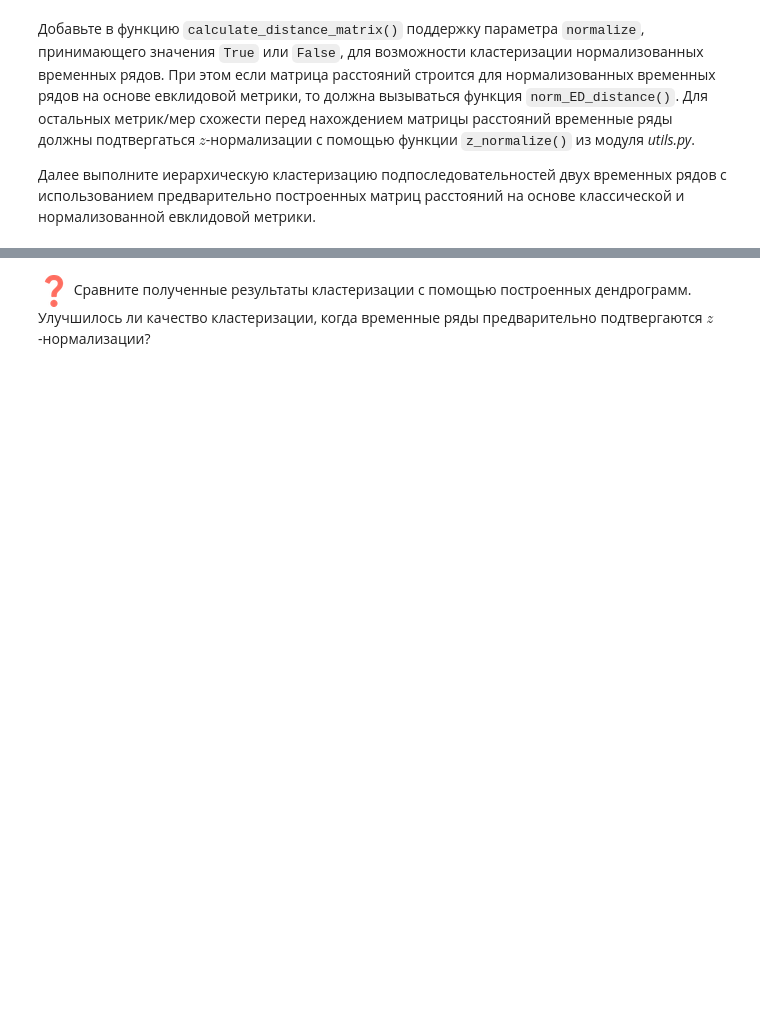
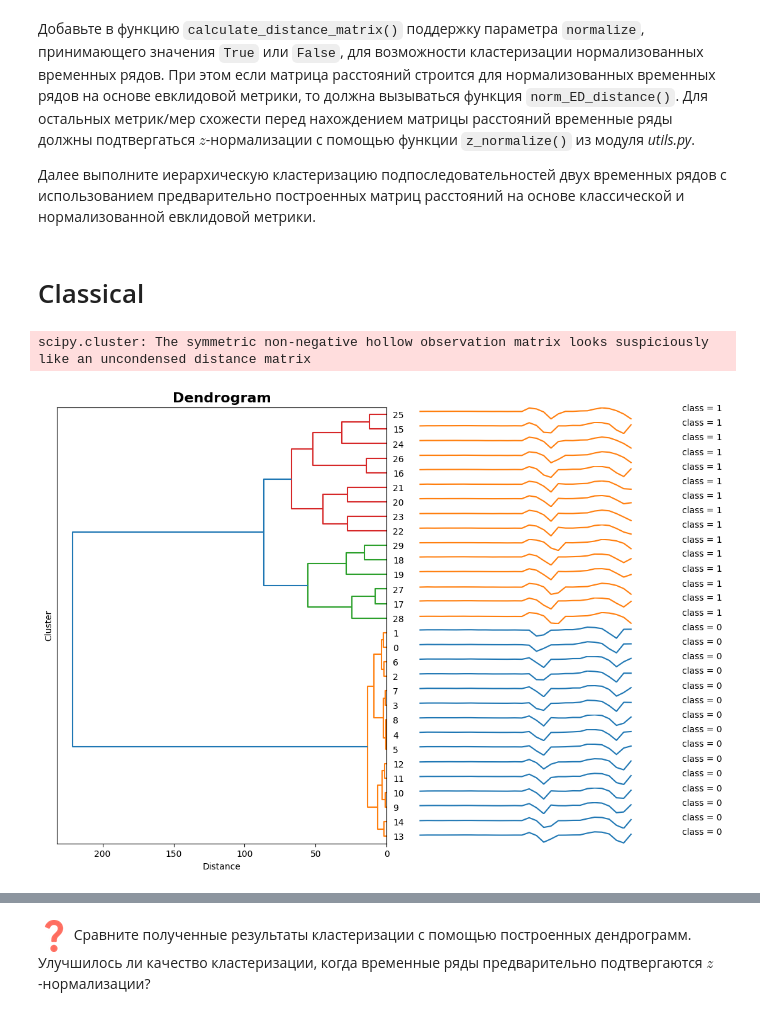
Before and after one commit to patauch/2023-Panyushkin-TimeSeriesCourse, a Jupyter notebook: practice/01 Basics/01 Basics.ipynb, the cells around one changed output, grey strips where cells are left out. Cells and saved outputs as stored; diff of their text form; code cells hidden in the pictures; blank space fills up the shorter version.

```diff
--- a/practice/01 Basics/01 Basics.ipynb
+++ b/practice/01 Basics/01 Basics.ipynb
@@ -231,0 +223,42 @@ labels = np.array([0]*subs_set1[0:15].shape[0] + [1]*subs_set2[0:15].shape[0])
+# %%
+def calculate_distance_matrix(data, metric='euclidean', normalize=True):
+
+    N = data.shape[0] # number of time series
+
+    if metric=='euclidean':
+        if normalize:
+            dist_func = norm_ED_distance
+        else:
+            dist_func = ED_distance
+    elif metric=='dtw':
+        if normalize:
+            for i in range(N):
+                data[i] = z_normalize(data[i])
+        dist_func = DTW_distance
+    else:
+        raise ValueError("Metric must be 'euclidean' or 'dtw'.")
+
+    # Initialize the distance matrix
+    distance_matrix = np.zeros(shape=(N, N))
+
+    for i in range(N):
+        for j in range(i, N):
+            if i == j:
+                distance_matrix[i, j] = 0.0
+            else:
+                distance_matrix[i, j] = dist_func(data[i], data[j])
+
+    distance_matrix = distance_matrix + distance_matrix.T
+
+    return distance_matrix
+# %% [markdown]
+# Classical
+# %%
+dist_marix = calculate_distance_matrix(subs_set, metric='euclidean', normalize=False)
+model = TimeSeriesHierarchicalClustering(n_clusters=2).fit(dist_marix)
+# %% [output]
+scipy.cluster: The symmetric non-negative hollow observation matrix looks suspiciously like an uncondensed distance matrix
+# %%
+model.plot_dendrogram(pd.DataFrame(subs_set), labels)
+# %% [output]
+[figure, added]
```
Also changed, not shown: parts of 12 cells of this notebook, 1 other file.
